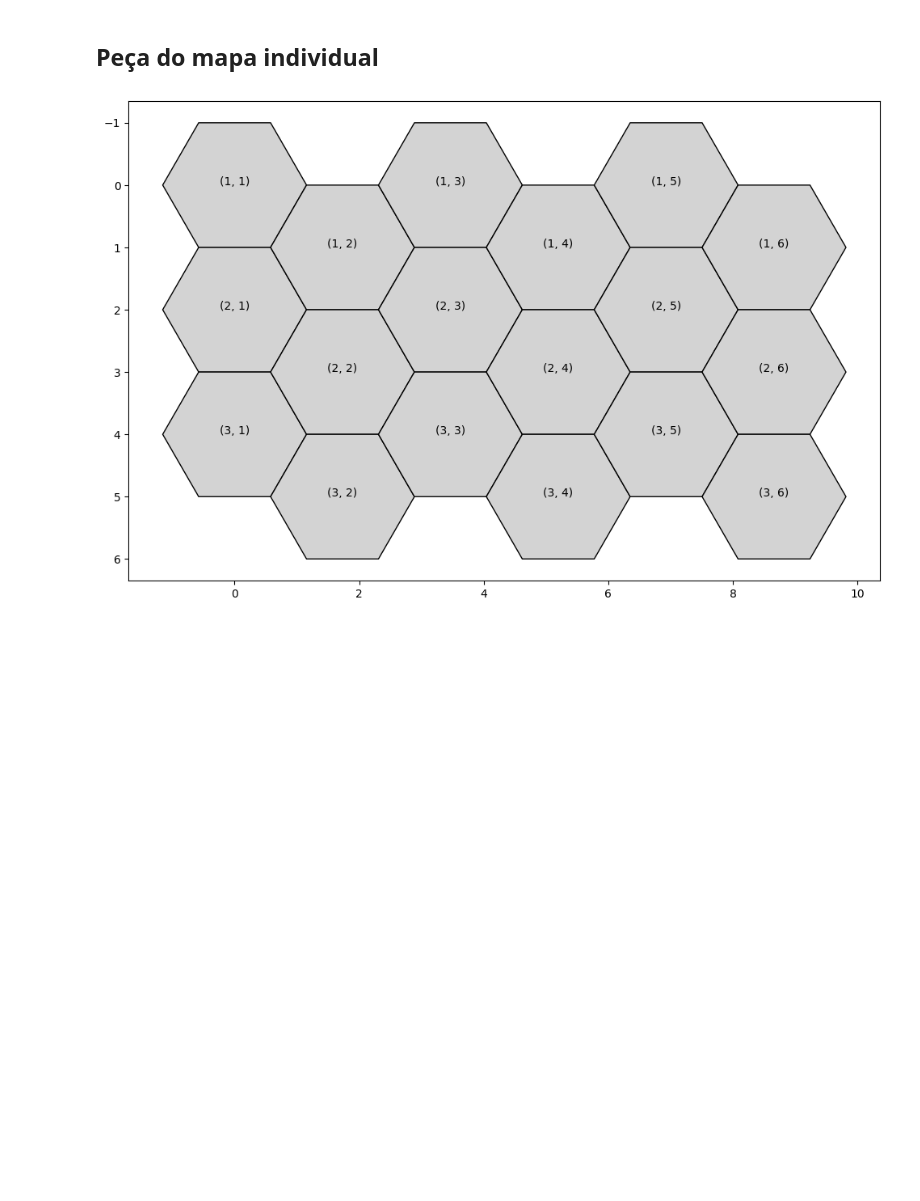
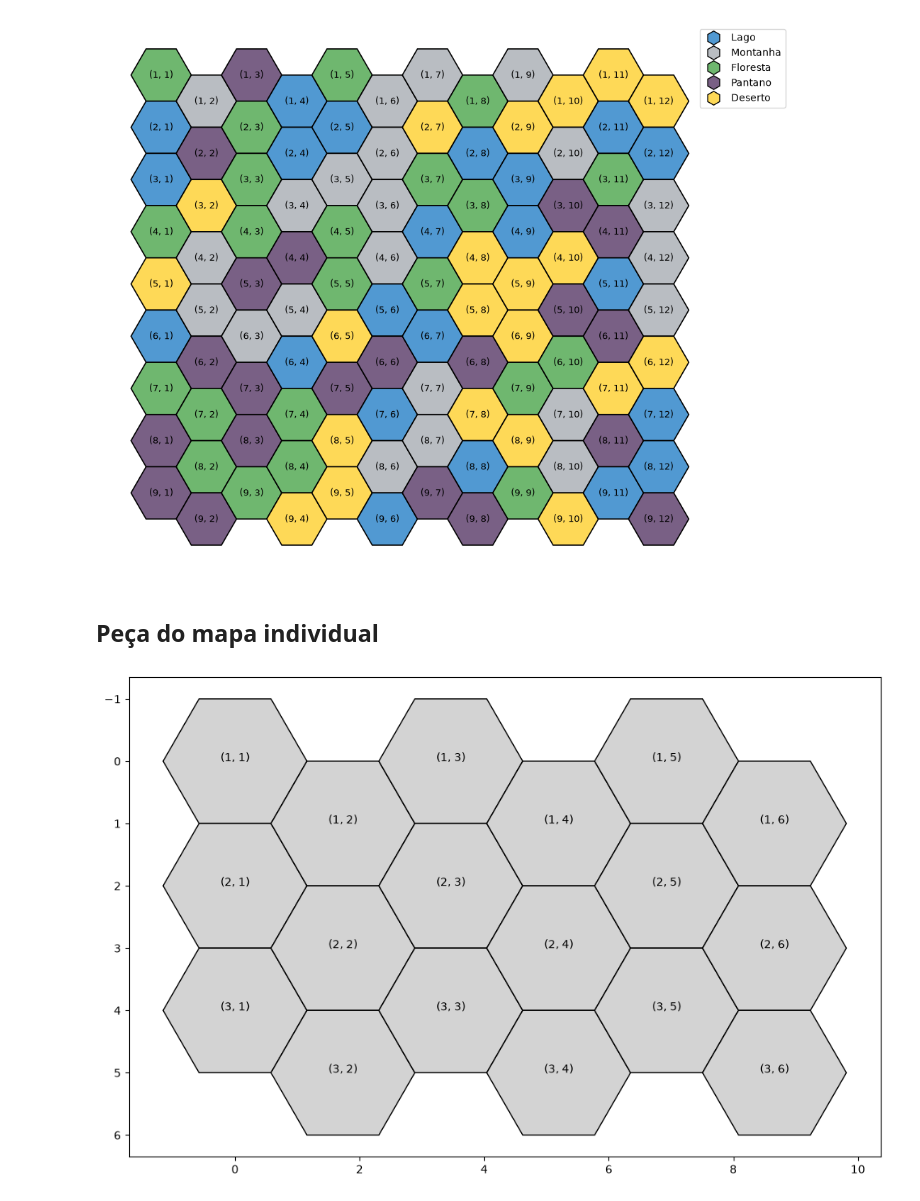
Before and after one commit to lulidsnn/modelagem_cryptid, a Jupyter notebook: teste_grid.ipynb, the cells around one changed output. Saved outputs shown, nothing was run; the diff lists cells and outputs as text; code cells hidden in the pictures; blank space fills up the shorter version.

Commit message:
feat: adicionando grid aleatório para ilustrar vídeo

```diff
--- a/teste_grid.ipynb
+++ b/teste_grid.ipynb
@@ -24,3 +33,86 @@ tipos = {
+# %%
+import numpy as np
+import matplotlib.pyplot as plt
+from matplotlib.patches import RegularPolygon
+import random
+
+# 1. Definição das cores dos tipos de terrenos
+tipos = {
+    "lago" : "#5199D2",
+    "montanha": "#B9BDC2",
+    "floresta": "#6FB76F",
+    "pantano": "#796085",
+    "deserto": "#FED957"
+}
+
+# 2. Criar a lista com a quantidade exata de cada terreno (total = 108)
+lista_terrenos = (
+    ["lago"] * 22 +
+    ["montanha"] * 22 +
+    ["floresta"] * 22 +
+    ["pantano"] * 21 +
+    ["deserto"] * 21
+)
+
+# 3. Embaralhar aleatoriamente os terrenos
+random.seed(42) # Defina uma semente opcional para manter o mesmo mapa toda vez que rodar, remova se quiser 100% aleatório a cada execução
+random.shuffle(lista_terrenos)
+
+# --- Seu código original adaptado ---
+
+altura_hex = 2
+r = altura_hex / np.sqrt(3) # raio do hexágono
+
+fig, ax = plt.subplots(figsize=(14, 10)) # tamanho da figura ligeiramente maior para melhor visualização
+
+# totalizando 108 hexágonos
+linhas = 9 # quantidade de linhas do grid
+colunas = 12 # quantidade de colunas do grid
+
+contador = 0
+for col in range(colunas):
+    for row in range(linhas):
+
+        x = col * 1.5 * r
+        y = row * np.sqrt(3) * r
+
+        if col % 2:
+            y += (np.sqrt(3) / 2) * r
+
+        # Pega o tipo de terreno atual da lista embaralhada e busca a cor correspondente
+        terreno_atual = lista_terrenos[contador]
+        cor_atual = tipos[terreno_atual]
+        contador += 1
+
+        hexagono = RegularPolygon(
+            (x, y),
+            numVertices=6,
+            radius=r,
+            orientation=np.radians(30),
+            edgecolor="black",
+            facecolor=cor_atual,   # Cor aplicada aqui
+            linewidth=1.2
+        )
+
+        ax.add_patch(hexagono)
+
+        # Texto mostrando a coordenada (Linha, Coluna)
+        ax.text(x, y, f"({row+1}, {col+1})", ha="center", va="center", fontsize=9, fontweight="medium")
+
+# Ajustes gráficos
+ax.set_aspect("equal")
+ax.invert_yaxis()
+ax.autoscale_view()
+plt.axis("off") # Oculta os eixos numéricos para o mapa ficar limpo
+
+# Adicionando uma legenda explicativa no canto superior direito
+elementos_legenda = [plt.Line2D([0], [0], marker='h', color='w', label=f"{terreno.capitalize()}",
+                                markerfacecolor=cor, markersize=14, markeredgecolor='black')
+                     for terreno, cor in tipos.items()]
+ax.legend(handles=elementos_legenda, loc='upper right', bbox_to_anchor=(1.12, 1))
+plt.show()
+# %% [output]
+[figure, added]
 # %% [markdown]
 ## Peça do mapa individual
 # %%
```
Also changed, not shown: parts of 2 cells of this notebook, 2 other files.
